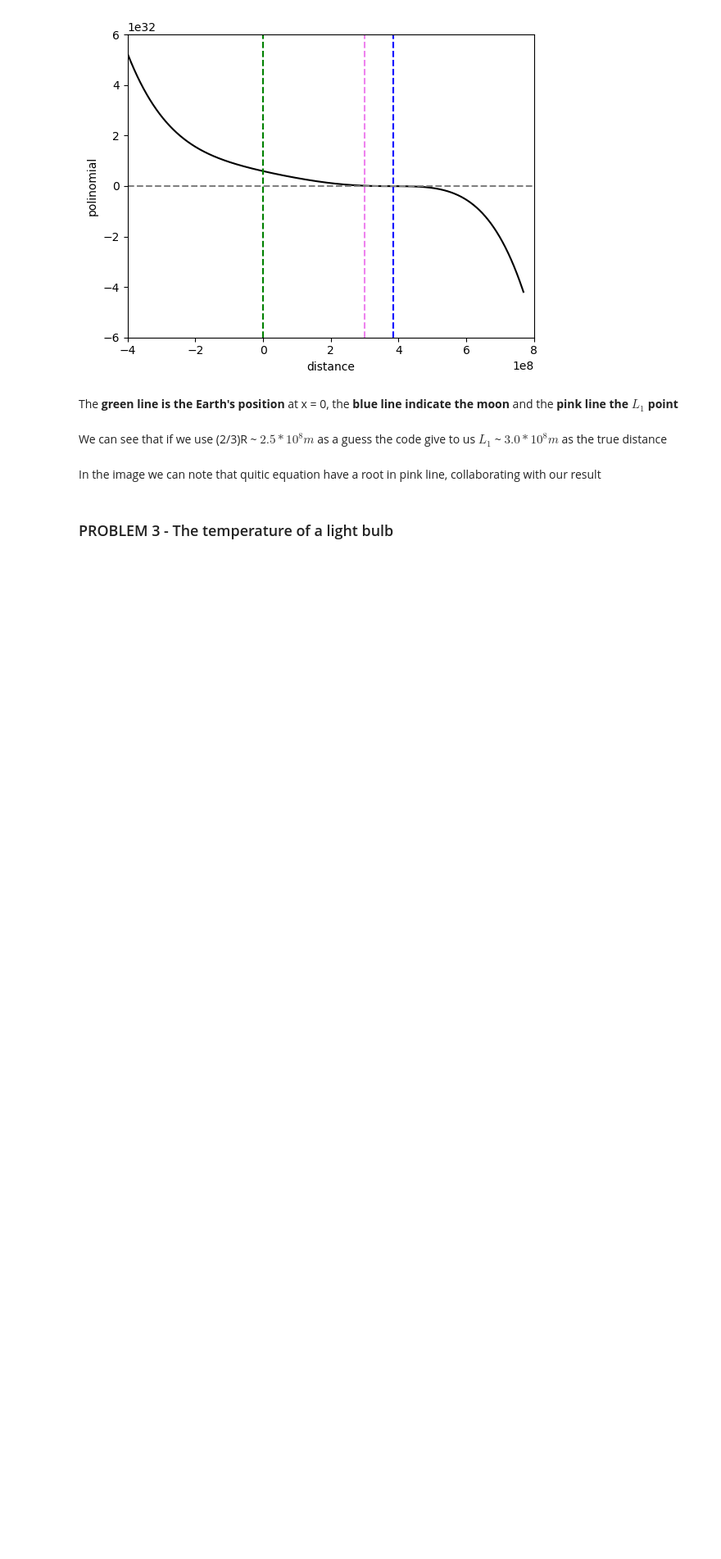
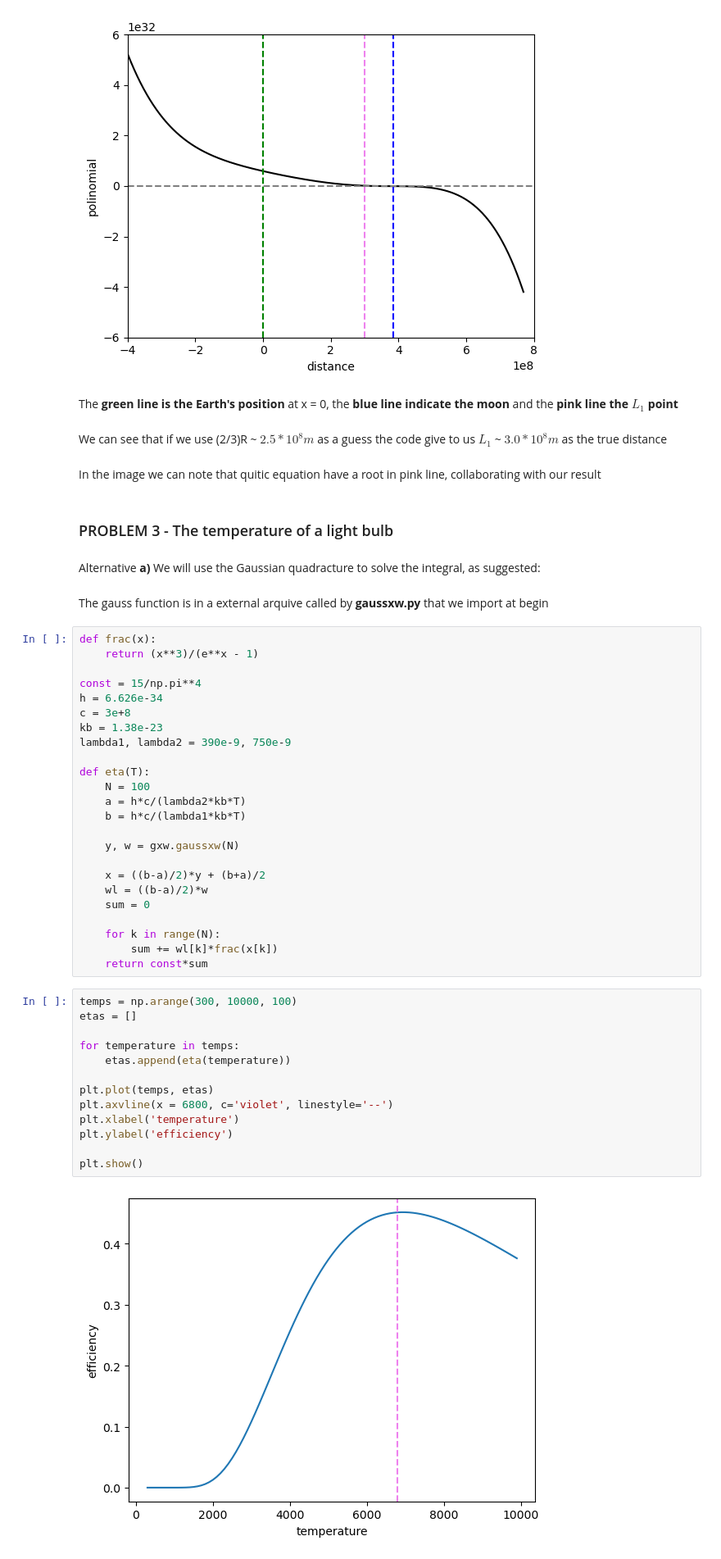
Before and after one commit to physerikc/computational-physics-I, a Jupyter notebook: lists/list6.ipynb, the cells around one changed output. Shown: that part at 82% size. Saved outputs shown, nothing was run; the diff lists cells and outputs as text; blank space fills up the shorter version.

```diff
--- a/lists/list6.ipynb
+++ b/lists/list6.ipynb
@@ -122,3 +128,46 @@ We can see that if we use (2/3)R ~ $2.5*10^{8}m$ as a guess the code give to us
 In the image we can note that quitic equation have a root in pink line, collaborating with our result
 # %% [markdown]
 ### PROBLEM 3 - The temperature of a light bulb
+# %% [markdown]
+Alternative **a)** We will use the Gaussian quadracture to solve the integral, as suggested:
+# %% [markdown]
+The gauss function is in a external arquive called by **gaussxw.py** that we import at begin
+# %%
+def frac(x):
+    return (x**3)/(e**x - 1)
+
+const = 15/np.pi**4
+h = 6.626e-34
+c = 3e+8
+kb = 1.38e-23
+lambda1, lambda2 = 390e-9, 750e-9
+
+def eta(T):
+    N = 100
+    a = h*c/(lambda2*kb*T)
+    b = h*c/(lambda1*kb*T)
+
+    y, w = gxw.gaussxw(N)
+
+    x = ((b-a)/2)*y + (b+a)/2
+    wl = ((b-a)/2)*w
+    sum = 0
+
+    for k in range(N):
+        sum += wl[k]*frac(x[k])
+    return const*sum
+# %%
+temps = np.arange(300, 10000, 100)
+etas = []
+
+for temperature in temps:
+    etas.append(eta(temperature))
+
+plt.plot(temps, etas)
+plt.axvline(x = 6800, c='violet', linestyle='--')
+plt.xlabel('temperature')
+plt.ylabel('efficiency')
+
+plt.show()
+# %% [output]
+[figure, added]
```
Also changed, not shown: parts of 12 cells of this notebook, 1 other file.
